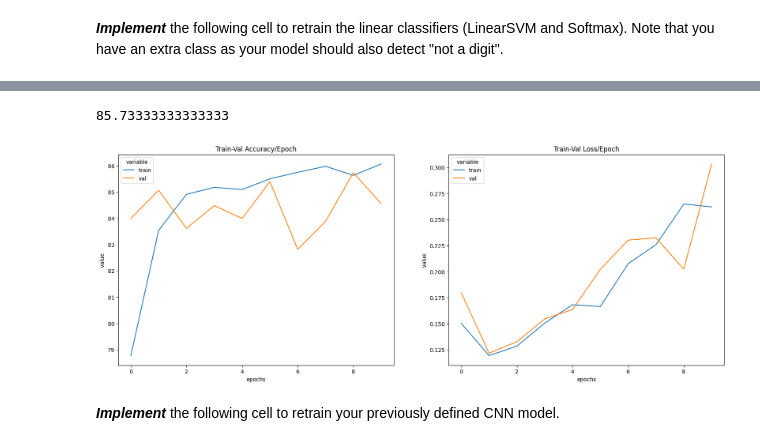
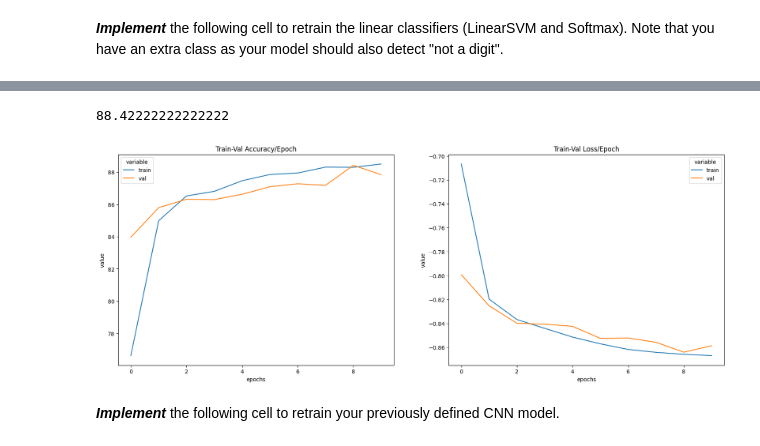
Before and after one commit to ttourneux/Final-Project, a Jupyter notebook: Assignment_3A.ipynb, the cells around one changed output, grey strips where cells are left out. Saved outputs shown, nothing was run; the diff lists cells and outputs as text; code cells hidden in the pictures.

```diff
--- a/Assignment_3A.ipynb
+++ b/Assignment_3A.ipynb
@@ -394,8 +395,8 @@ def multi_acc(y_pred, y_test):
 
 def train_loop(model,criterion, optimizer,BATCH_SIZE,
                display = True,  EPOCHS = 10, ):
-  best_model_state = copy.deepcopy(model.state_dict())
-
+  #best_model_state = copy.deepcopy(model.state_dict())
+  best_model = model
   #BATCH_SIZE = 16
   train_loader = DataLoader(dataset = mnist_train, batch_size = BATCH_SIZE)
   val_loader = DataLoader(dataset = mnist_val, batch_size = BATCH_SIZE)
@@ -456,16 +457,20 @@ def train_loop(model,criterion, optimizer,BATCH_SIZE,
         val_epoch_acc += val_acc.item()
 
     ## save the best model
-    if max(accuracy_stats['val'])< val_epoch_acc:
-      best_model_state = copy.deepcopy(model.state_dict())
+    if accuracy_stats['val'] != []:
+      if max(accuracy_stats['val'])< val_epoch_acc:
+        best_model.load_state_dict(copy.deepcopy(model.state_dict()))
+
+        #best_model_state = copy.deepcopy(model.state_dict())
+        #print('best_model_state',best_model_state)
 
     loss_stats['train'].append(train_epoch_loss/len(train_loader))
     loss_stats['val'].append(val_epoch_loss/len(val_loader))
     accuracy_stats['train'].append(train_epoch_acc/len(train_loader))
     accuracy_stats['val'].append(val_epoch_acc/len(val_loader))
 
-  return model.load_state_dict(best_model_state)
-
+  #return model.load_state_dict(best_model_state)
+  return best_model
 #train_loop(model,train_loader, val_loader, criterion, optimizer,EPOCHS = 10)
 # %%
 # Create dataframes
@@ -1922,7 +1832,7 @@ class_train, class_val = torch.utils.data.random_split(combined_train,
 ## transfer training loop:
 # %%
 
-def transfer_train_loop(model,criterion, optimizer,BATCH_SIZE,
+def class_train_loop(model,criterion, optimizer,BATCH_SIZE,
                display = True,  EPOCHS = 10, ):
   '''
   the model input needs to have fc3 as the final layer and needs to have already been trained.
@@ -2107,27 +2013,27 @@ print(max(accuracy_stats['val']))
 # %%
 accuracy_stats = {
     'train': [],
     "val": []
 }
 loss_stats = {
     'train': [],
     "val": []
 }
+trained_linearSoftmax = LinearSoftmax(11)
+#model = LinearSVM(10)## we are just working with MNIST data for now
+trained_linearSoftmax.to(device)
 
-model = LinearSVM(10)## we are just working with MNIST data for now
-model.to(device)
+#criterion = nn.CrossEntropyLoss()
+criterion = nn.NLLLoss()
+optimizer = torch.optim.Adam(trained_linearSoftmax.parameters(), lr = .001)##torch.nn.CrossEntropyLoss()
 
-criterion = nn.MultiMarginLoss()## svm loss
-optimizer = torch.optim.Adam(model.parameters(), lr = .001)##torch.nn.CrossEntropyLoss()
-
-
-transfer_train_loop(model, criterion, optimizer,EPOCHS = 10,BATCH_SIZE = 16)
+class_train_loop(trained_linearSoftmax, criterion, optimizer,EPOCHS = 10,BATCH_SIZE = 16)
 
 plot_scores(accuracy_stats,loss_stats)
 print(max(accuracy_stats['val']))
 # %% [output]
-85.73333333333333
+88.42222222222222
-[figure, old version]
+[figure, new version]
 # %% [markdown]
 ***Implement*** the following cell to retrain your previously defined CNN model.
 # %%
```
Also changed, not shown: parts of 50 cells of this notebook.
